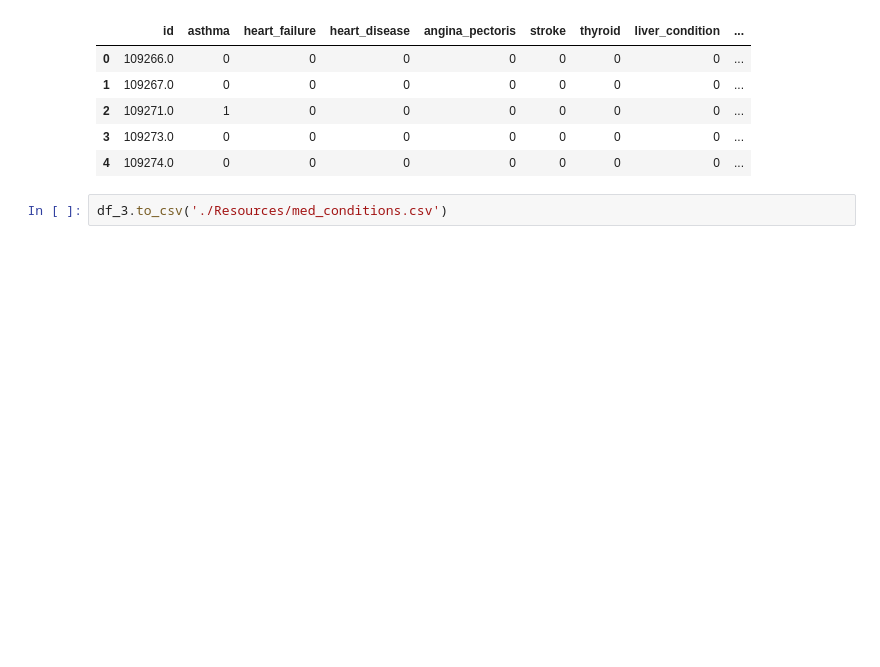
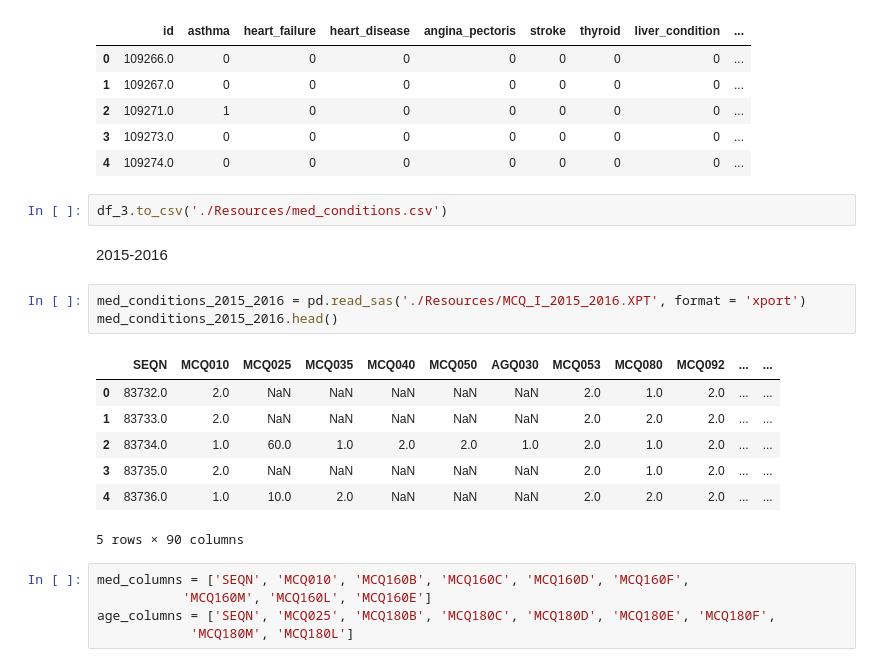
Before and after one commit to equitymarkets/HeartAttackPrediction, a Jupyter notebook: data_etl.ipynb, the cells around one changed output. Drawn from its saved outputs; the diff is of its cells as text; blank space fills up the shorter version.

Commit message:
BINARY COLUMNS FOR 2015 2016 DATA

```diff
--- a/data_etl.ipynb
+++ b/data_etl.ipynb
@@ -265,3 +265,21 @@ df_3.head()
 | 4 | 109274.0 | 0 | 0 | 0 | 0 | 0 | 0 | 0 | ... |
 # %%
 df_3.to_csv('./Resources/med_conditions.csv')
+# %% [markdown]
+2015-2016
+# %%
+med_conditions_2015_2016 = pd.read_sas('./Resources/MCQ_I_2015_2016.XPT', format = 'xport')
+med_conditions_2015_2016.head()
+# %% [output]
+|  | SEQN | MCQ010 | MCQ025 | MCQ035 | MCQ040 | MCQ050 | AGQ030 | MCQ053 | MCQ080 | MCQ092 | ... | ... |
+| 0 | 83732.0 | 2.0 | NaN | NaN | NaN | NaN | NaN | 2.0 | 1.0 | 2.0 | ... | ... |
+| 1 | 83733.0 | 2.0 | NaN | NaN | NaN | NaN | NaN | 2.0 | 2.0 | 2.0 | ... | ... |
+| 2 | 83734.0 | 1.0 | 60.0 | 1.0 | 2.0 | 2.0 | 1.0 | 2.0 | 1.0 | 2.0 | ... | ... |
+| 3 | 83735.0 | 2.0 | NaN | NaN | NaN | NaN | NaN | 2.0 | 1.0 | 2.0 | ... | ... |
+| 4 | 83736.0 | 1.0 | 10.0 | 2.0 | NaN | NaN | NaN | 2.0 | 2.0 | 2.0 | ... | ... |
+5 rows × 90 columns
+# %%
+med_columns = ['SEQN', 'MCQ010', 'MCQ160B', 'MCQ160C', 'MCQ160D', 'MCQ160F',
+           'MCQ160M', 'MCQ160L', 'MCQ160E']
+age_columns = ['SEQN', 'MCQ025', 'MCQ180B', 'MCQ180C', 'MCQ180D', 'MCQ180E', 'MCQ180F',
+            'MCQ180M', 'MCQ180L']
```
Also changed, not shown: parts of 12 cells of this notebook, 1 other file.
